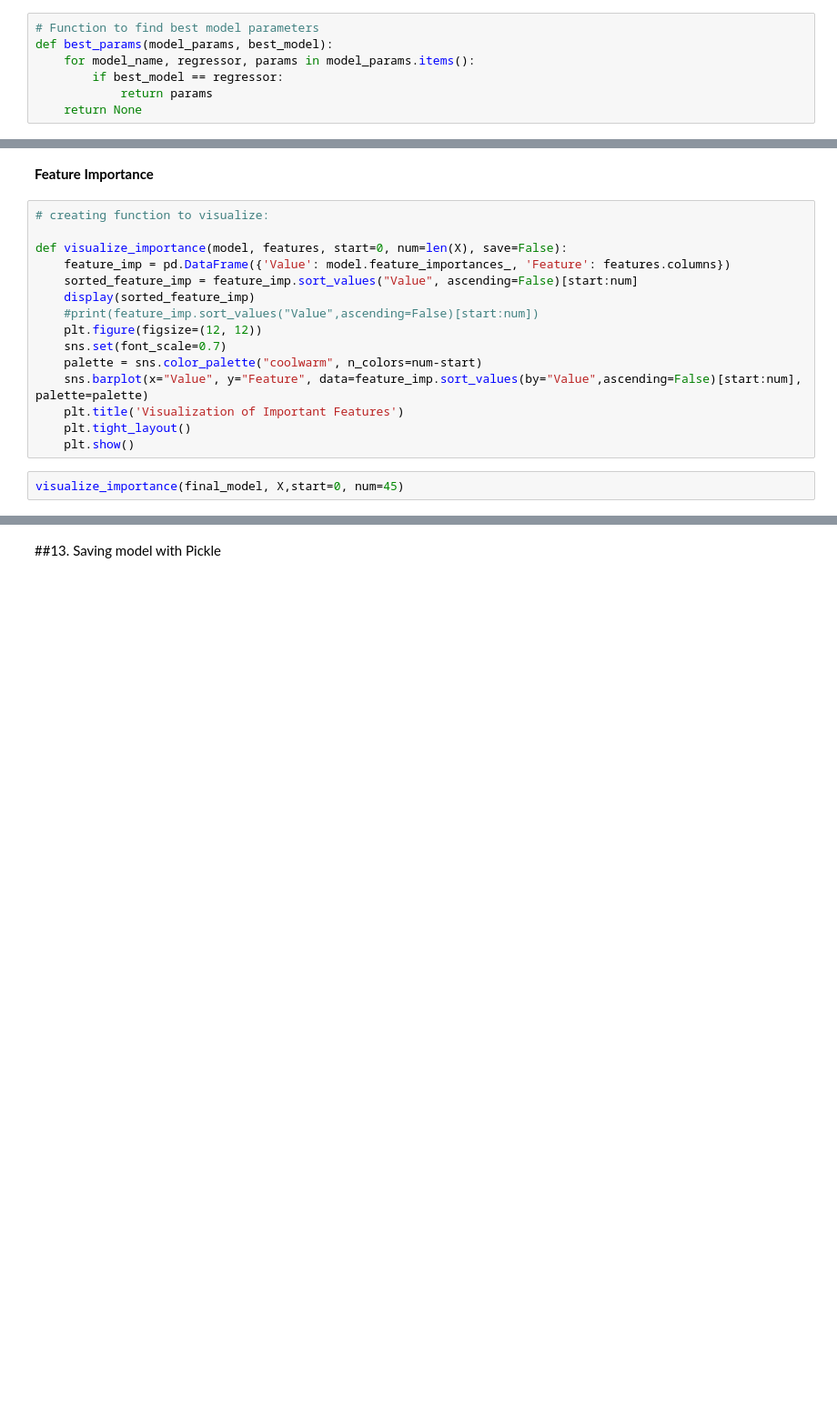
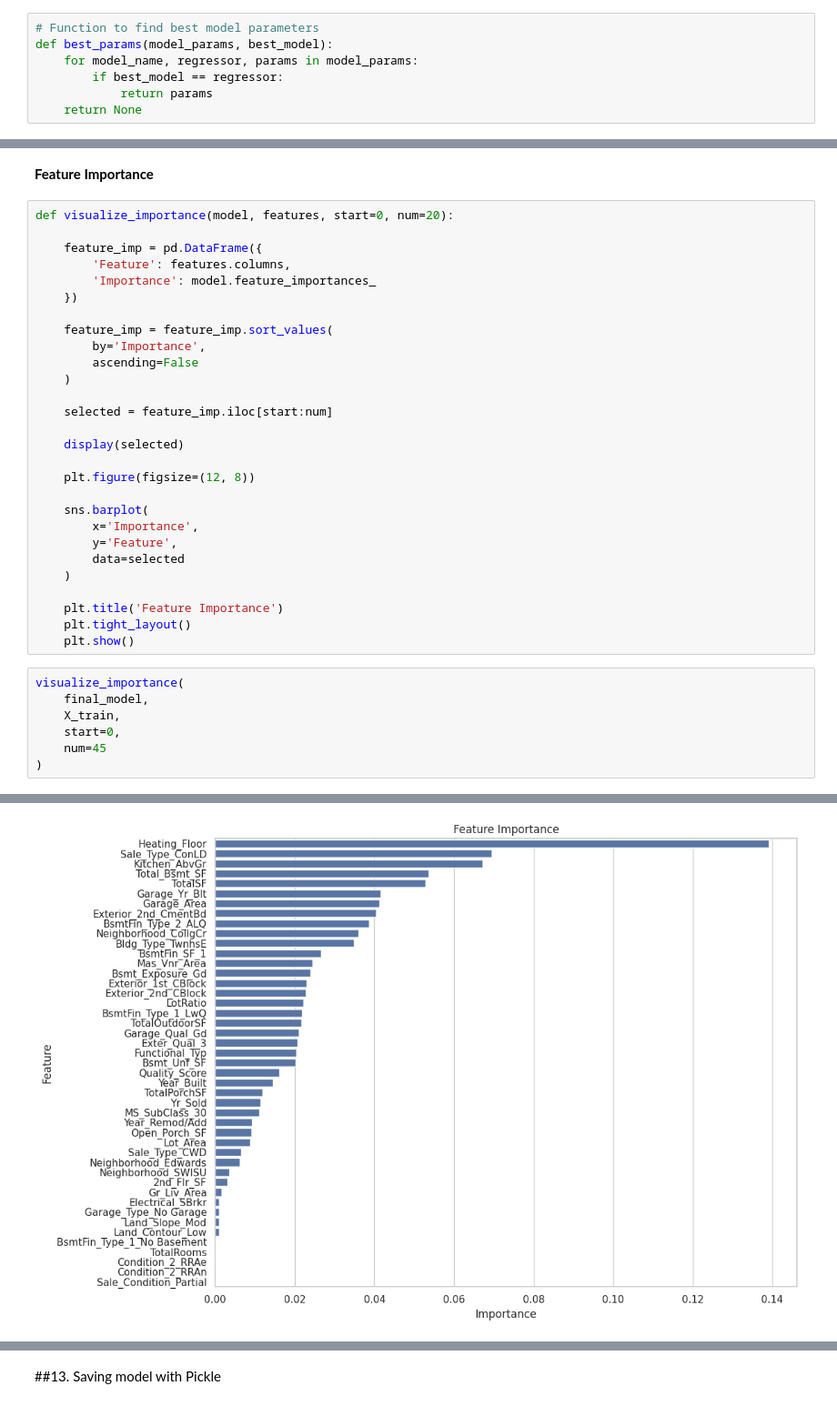
Before and after one commit to mebre7/house-price-predictor-mlops, a Jupyter notebook: notebooks/02_feature_engineering_test.ipynb, the cells around one changed output, grey strips where cells are left out. Shown at 91% size. Cells and saved outputs as stored; diff of their text form; blank space fills up the shorter version.

Commit message:
FE and training completed

```diff
--- a/notebooks/02_feature_engineering_test.ipynb
+++ b/notebooks/02_feature_engineering_test.ipynb
@@ -1846,7 +1990,7 @@ best_model
 # %%
 # Function to find best model parameters
 def best_params(model_params, best_model):
-    for model_name, regressor, params in model_params.items():
+    for model_name, regressor, params in model_params:
         if best_model == regressor:
             return params
     return None
@@ -1876,19 +2126,38 @@ print(f"  Average R2: {cv_results['test_r2'].mean():.4f}", end="\n\n")
 # %% [markdown]
 **Feature Importance**
 # %%
-# creating function to visualize:
+def visualize_importance(model, features, start=0, num=20):
 
-def visualize_importance(model, features, start=0, num=len(X), save=False):
-    feature_imp = pd.DataFrame({'Value': model.feature_importances_, 'Feature': features.columns})
-    sorted_feature_imp = feature_imp.sort_values("Value", ascending=False)[start:num]
-    display(sorted_feature_imp)
-    #print(feature_imp.sort_values("Value",ascending=False)[start:num])
-    plt.figure(figsize=(12, 12))
-    sns.set(font_scale=0.7)
-    palette = sns.color_palette("coolwarm", n_colors=num-start)
-    sns.barplot(x="Value", y="Feature", data=feature_imp.sort_values(by="Value",ascending=False)[start:num], palette=palette)
-    plt.title('Visualization of Important Features')
+    feature_imp = pd.DataFrame({
+        'Feature': features.columns,
+        'Importance': model.feature_importances_
+    })
+
+    feature_imp = feature_imp.sort_values(
+        by='Importance',
+        ascending=False
+    )
+
+    selected = feature_imp.iloc[start:num]
+
+    display(selected)
+
+    plt.figure(figsize=(12, 8))
+
+    sns.barplot(
+        x='Importance',
+        y='Feature',
+        data=selected
+    )
+
+    plt.title('Feature Importance')
     plt.tight_layout()
     plt.show()
 # %%
-visualize_importance(final_model, X,start=0, num=45)
+visualize_importance(
+    final_model,
+    X_train,
+    start=0,
+    num=45
+)
+# %% [output]
@@ -1895 +2181,2 @@ visualize_importance(final_model, X,start=0, num=45)
+[figure, added]
 # %%
```
Also changed, not shown: parts of 51 cells of this notebook.
